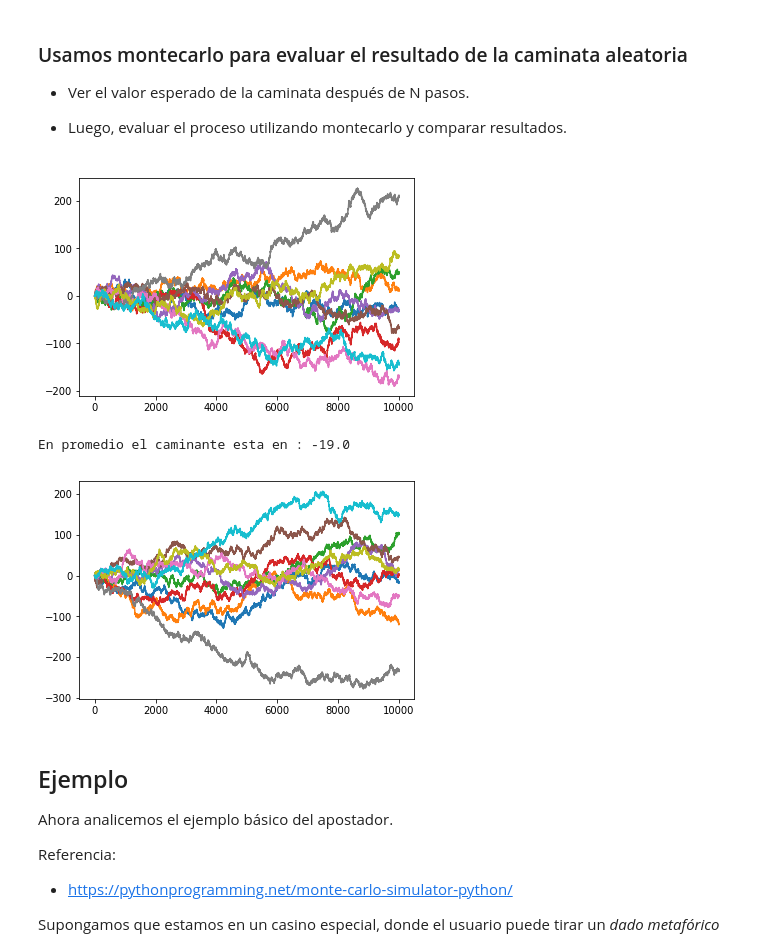
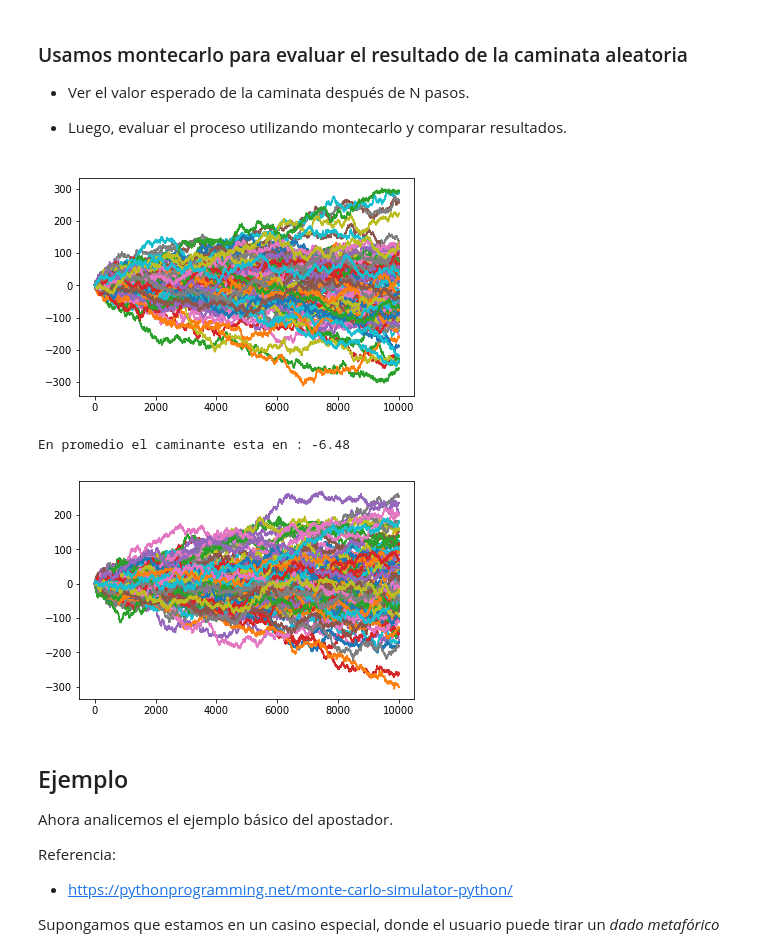
Before and after one commit to ogvilla67/SPF-2018-II, a Jupyter notebook: TEMA-2/Clase8_SimulacionMontecarlo.ipynb, the cells around one changed output. Drawn from its saved outputs; the diff is of its cells as text; code cells hidden in the pictures.

```diff
--- a/TEMA-2/Clase8_SimulacionMontecarlo.ipynb
+++ b/TEMA-2/Clase8_SimulacionMontecarlo.ipynb
@@ -116,7 +116,7 @@ def Vec_randon_walk(N:'Cantidad de pasos',x0:'Posición inicial'):
 # Usando el método ineficiente
 
 N = 10000 # número de pasos
-n = 10    # cantidad de trayectorias
+n = 100    # cantidad de trayectorias
 final = []
 # %matplotlib inline
 for j in range(n):
@@ -126,20 +126,20 @@ for j in range(n):
 plt.show()
 print('En promedio el caminante esta en :',np.mean(final))
 # %% [output]
-[figure, old version]
+[figure, new version]
-En promedio el caminante esta en : -19.0
+En promedio el caminante esta en : -6.48
 # %%
 # Usando el método vectorizado
 
 N = 10000 # número de pasos
-n = 10    # cantidad de trayectorias
+n = 100    # cantidad de trayectorias
 x0 = 0    # Condición inicial
 
 xx = np.asmatrix([Vec_randon_walk(N,x0) for i in range(n)])
 plt.plot(xx.T)
 plt.show()
 # %% [output]
-[figure, old version]
+[figure, new version]
 # %% [markdown]
 ## Ejemplo
 
```
Also changed, not shown: parts of 4 cells of this notebook, 2 other files.
